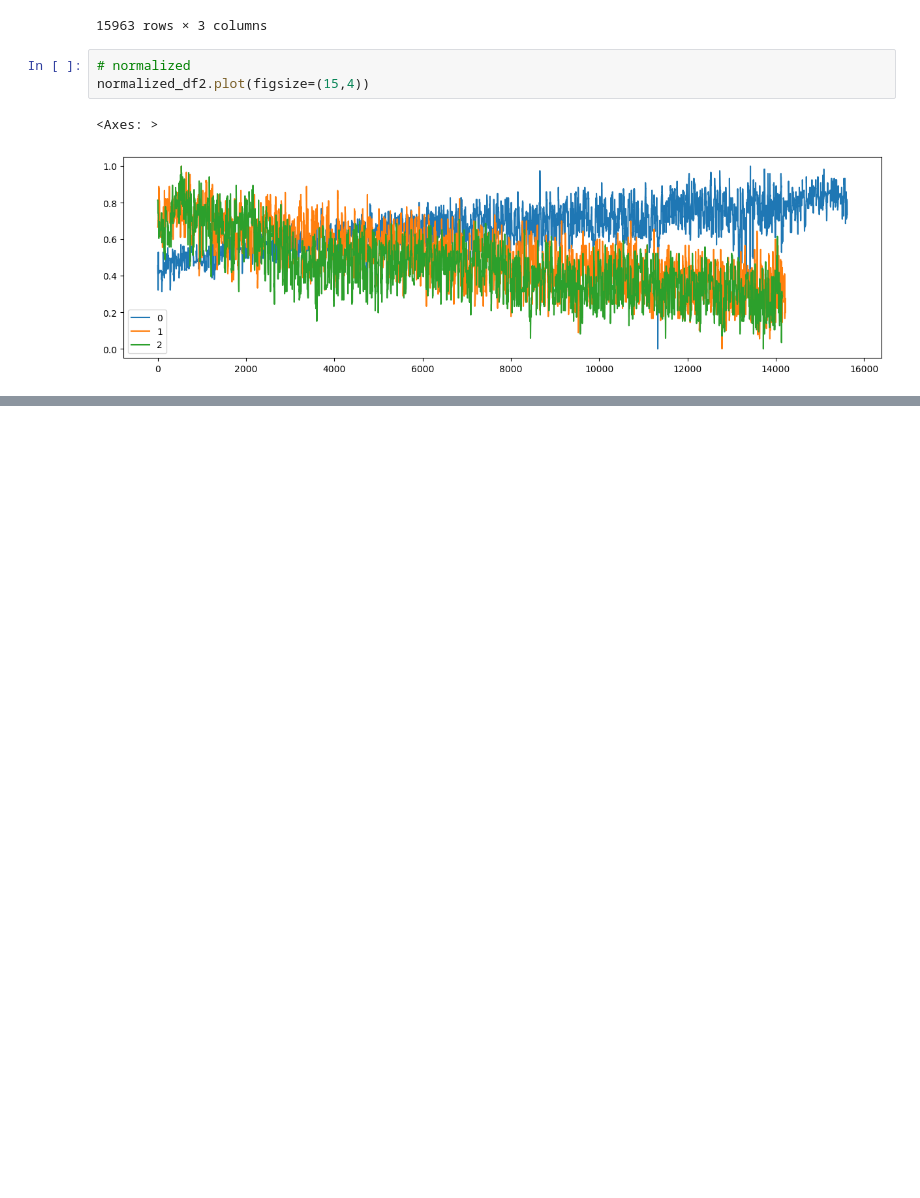
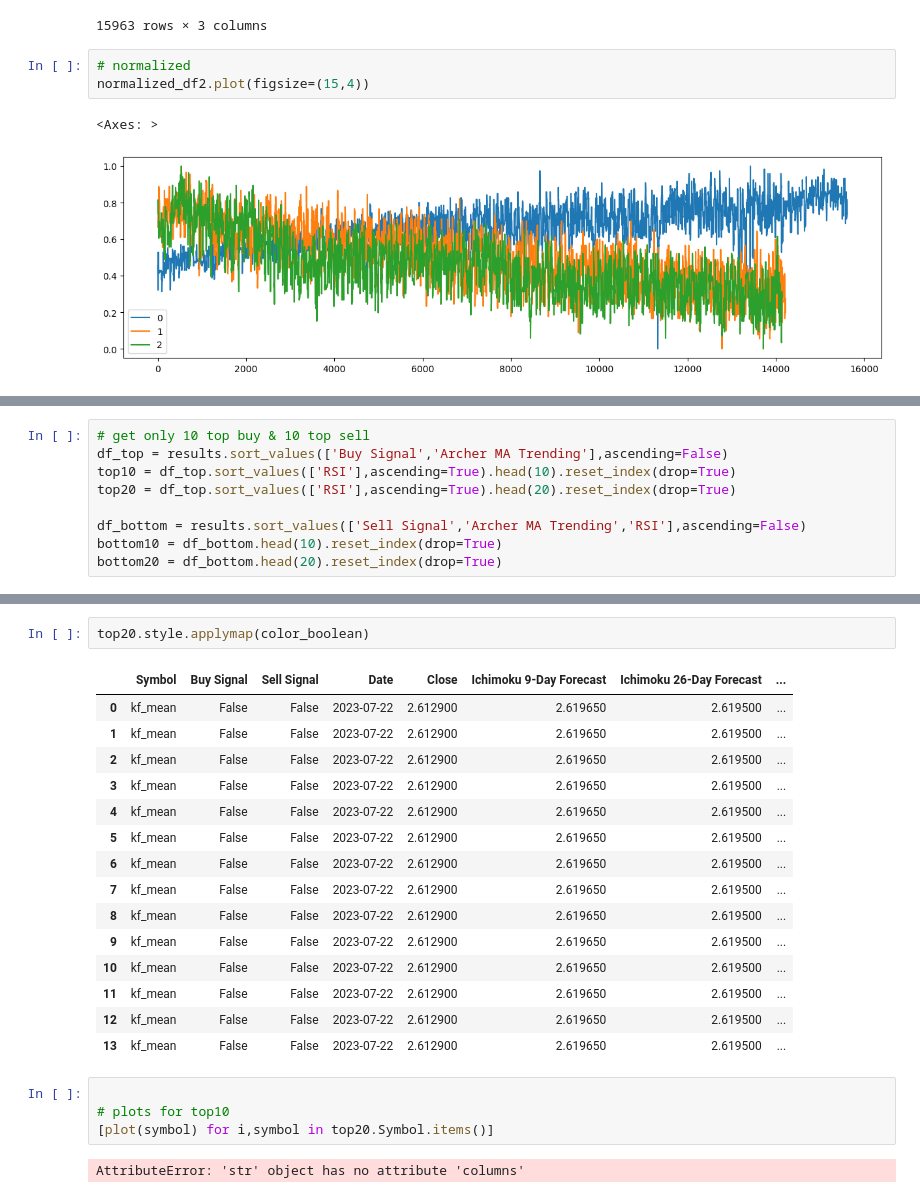
Before and after one commit to DaScient/Data-Science_Large_Pack, a Jupyter notebook: falcon-space-antigravity.ipynb, the cells around one changed output, grey strips where cells are left out. Drawn from its saved outputs; the diff is of its cells as text; blank space fills up the shorter version.

```diff
--- a/falcon-space-antigravity.ipynb
+++ b/falcon-space-antigravity.ipynb
@@ -295,0 +603,9 @@ normalized_df2.plot(figsize=(15,4))
+# %%
+# get only 10 top buy & 10 top sell
+df_top = results.sort_values(['Buy Signal','Archer MA Trending'],ascending=False)
+top10 = df_top.sort_values(['RSI'],ascending=True).head(10).reset_index(drop=True)
+top20 = df_top.sort_values(['RSI'],ascending=True).head(20).reset_index(drop=True)
+
+df_bottom = results.sort_values(['Sell Signal','Archer MA Trending','RSI'],ascending=False)
+bottom10 = df_bottom.head(10).reset_index(drop=True)
+bottom20 = df_bottom.head(20).reset_index(drop=True)
@@ -295,0 +622,24 @@ normalized_df2.plot(figsize=(15,4))
+# %%
+top20.style.applymap(color_boolean)
+# %% [output]
+|  | Symbol | Buy Signal | Sell Signal | Date | Close | Ichimoku 9-Day Forecast | Ichimoku 26-Day Forecast | ... |
+| 0 | kf_mean | False | False | 2023-07-22 | 2.612900 | 2.619650 | 2.619500 | ... |
+| 1 | kf_mean | False | False | 2023-07-22 | 2.612900 | 2.619650 | 2.619500 | ... |
+| 2 | kf_mean | False | False | 2023-07-22 | 2.612900 | 2.619650 | 2.619500 | ... |
+| 3 | kf_mean | False | False | 2023-07-22 | 2.612900 | 2.619650 | 2.619500 | ... |
+| 4 | kf_mean | False | False | 2023-07-22 | 2.612900 | 2.619650 | 2.619500 | ... |
+| 5 | kf_mean | False | False | 2023-07-22 | 2.612900 | 2.619650 | 2.619500 | ... |
+| 6 | kf_mean | False | False | 2023-07-22 | 2.612900 | 2.619650 | 2.619500 | ... |
+| 7 | kf_mean | False | False | 2023-07-22 | 2.612900 | 2.619650 | 2.619500 | ... |
+| 8 | kf_mean | False | False | 2023-07-22 | 2.612900 | 2.619650 | 2.619500 | ... |
+| 9 | kf_mean | False | False | 2023-07-22 | 2.612900 | 2.619650 | 2.619500 | ... |
+| 10 | kf_mean | False | False | 2023-07-22 | 2.612900 | 2.619650 | 2.619500 | ... |
+| 11 | kf_mean | False | False | 2023-07-22 | 2.612900 | 2.619650 | 2.619500 | ... |
+| 12 | kf_mean | False | False | 2023-07-22 | 2.612900 | 2.619650 | 2.619500 | ... |
+| 13 | kf_mean | False | False | 2023-07-22 | 2.612900 | 2.619650 | 2.619500 | ... |
+# %%
+
+# plots for top10
+[plot(symbol) for i,symbol in top20.Symbol.items()]
+# %% [output]
+AttributeError: 'str' object has no attribute 'columns'
```
Also changed, not shown: parts of 16 cells of this notebook.
